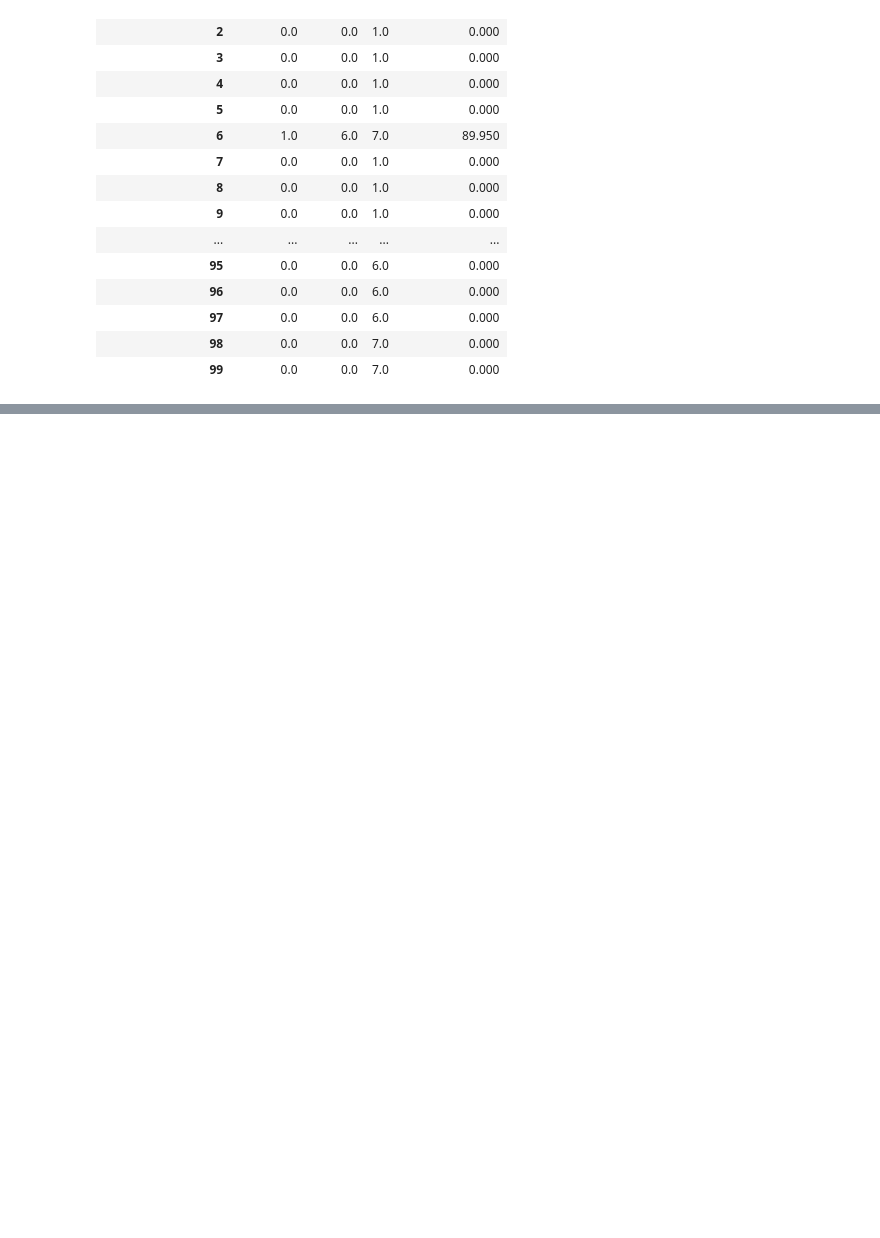
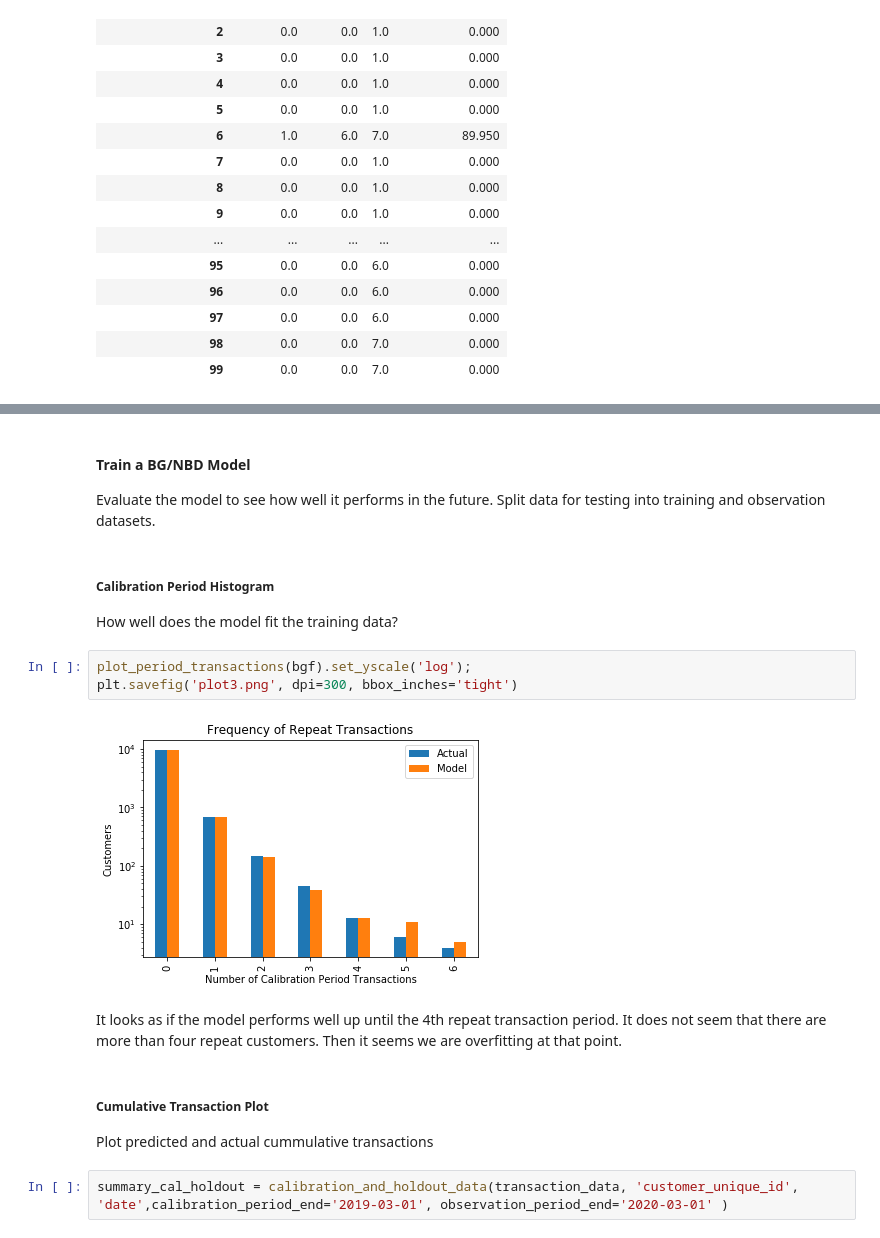
Before and after one commit to dc-larson/Insight_Data_Project, a Jupyter notebook: Online_transactions.ipynb, the cells around one changed output, grey strips where cells are left out. Drawn from its saved outputs; the diff is of its cells as text; blank space fills up the shorter version.

Commit message:
Making some updates, tuning model

```diff
--- a/Online_transactions.ipynb
+++ b/Online_transactions.ipynb
@@ -253,0 +289,21 @@ summary.head(100)
+# %% [markdown]
+#### Train a BG/NBD Model
+
+Evaluate the model to see how well it performs in the future. Split data for testing into training and observation datasets.
+# %% [markdown]
+##### Calibration Period Histogram
+
+How well does the model fit the training data?
+# %%
+plot_period_transactions(bgf).set_yscale('log');
+plt.savefig('plot3.png', dpi=300, bbox_inches='tight')
+# %% [output]
+[figure, added]
+# %% [markdown]
+It looks as if the model performs well up until the 4th repeat transaction period. It does not seem that there are more than four repeat customers. Then it seems we are overfitting at that point.
+# %% [markdown]
+##### Cumulative Transaction Plot
+
+Plot predicted and actual cummulative transactions
+# %%
+summary_cal_holdout = calibration_and_holdout_data(transaction_data, 'customer_unique_id', 'date',calibration_period_end='2019-03-01', observation_period_end='2020-03-01' )
```
Also changed, not shown: parts of 37 cells of this notebook.
